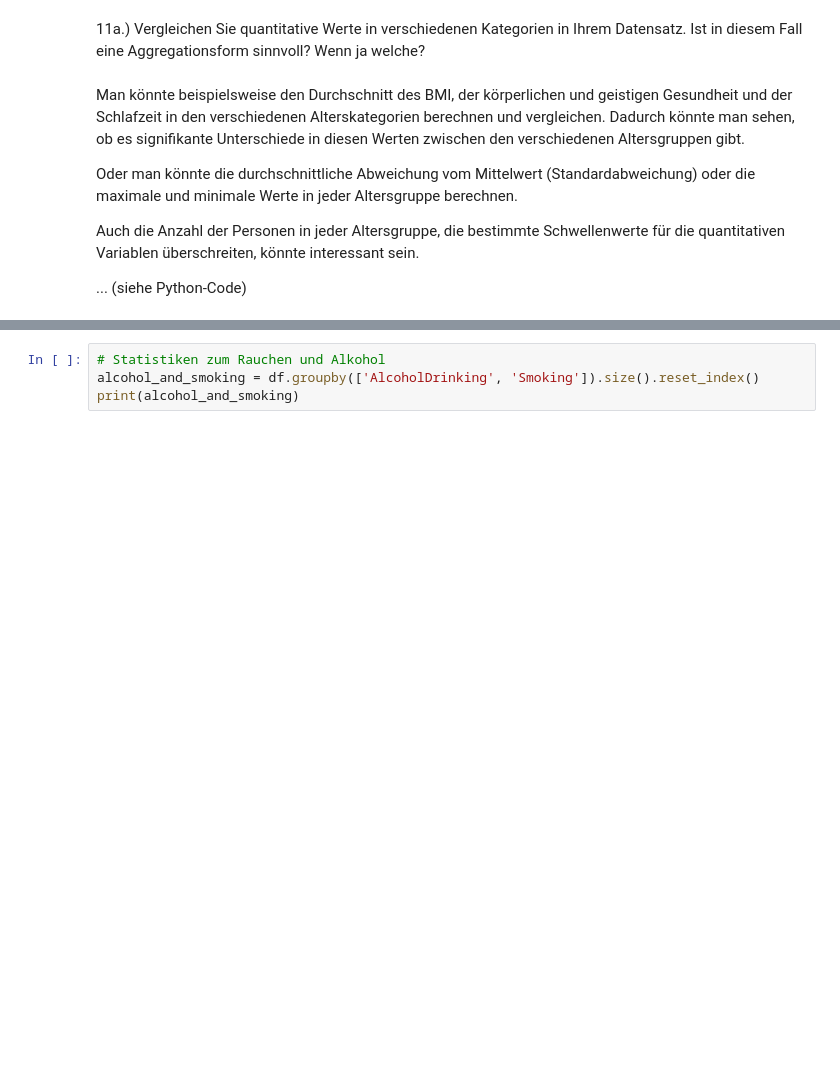
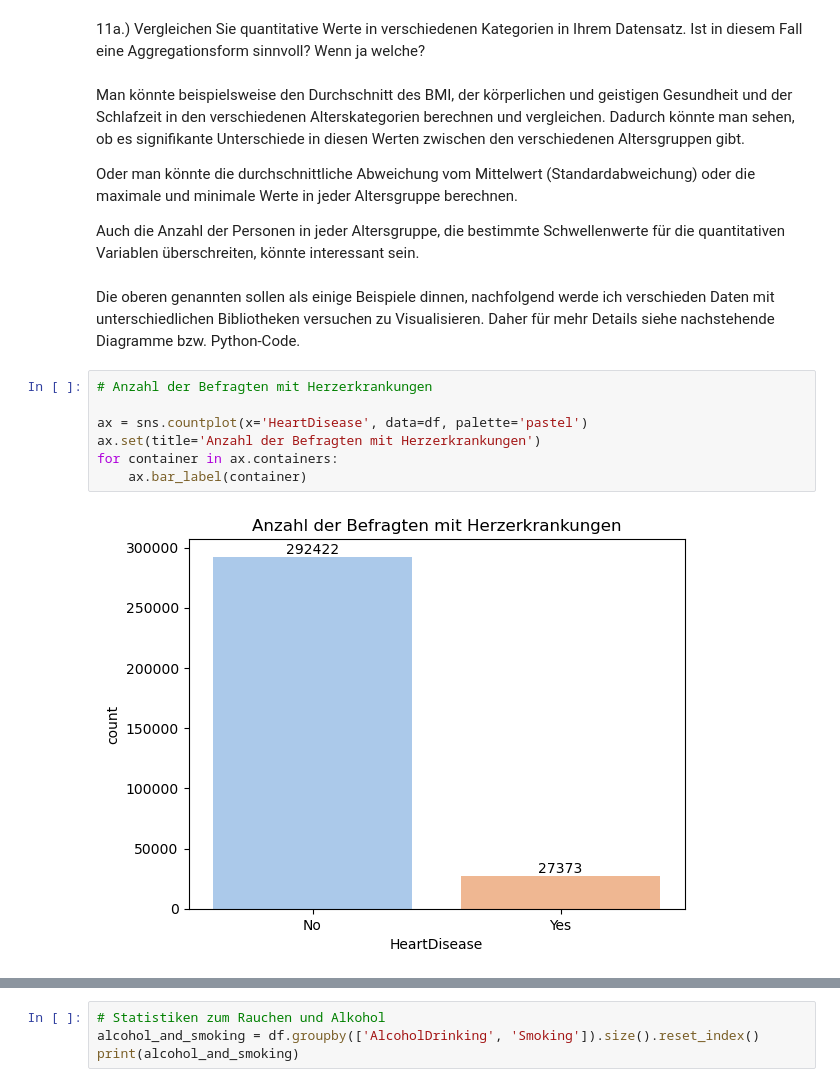
Before and after one commit to markus-senger/InfoVis-Project, a Jupyter notebook: heartDisease_infoVisProject.ipynb, the cells around one changed output, grey strips where cells are left out. Drawn from its saved outputs; the diff is of its cells as text; blank space fills up the shorter version.

```diff
--- a/heartDisease_infoVisProject.ipynb
+++ b/heartDisease_infoVisProject.ipynb
@@ -374,7 +409,16 @@ Man könnte beispielsweise den Durchschnitt des BMI, der körperlichen und geist
 Oder man könnte die durchschnittliche Abweichung vom Mittelwert (Standardabweichung) oder die maximale und minimale Werte in jeder Altersgruppe berechnen.
 
 Auch die Anzahl der Personen in jeder Altersgruppe, die bestimmte Schwellenwerte für die quantitativen Variablen überschreiten, könnte interessant sein.
-
-...
-(siehe Python-Code)
+<br>
+<br>
+Die oberen genannten sollen als einige Beispiele dinnen, nachfolgend werde ich verschieden Daten mit unterschiedlichen Bibliotheken versuchen zu Visualisieren. Daher für mehr Details siehe nachstehende Diagramme bzw. Python-Code.
+# %%
+# Anzahl der Befragten mit Herzerkrankungen
+
+ax = sns.countplot(x='HeartDisease', data=df, palette='pastel')
+ax.set(title='Anzahl der Befragten mit Herzerkrankungen')
+for container in ax.containers:
+    ax.bar_label(container)
+# %% [output]
+[figure, added]
 # %%
```
Also changed, not shown: parts of 12 cells of this notebook.
